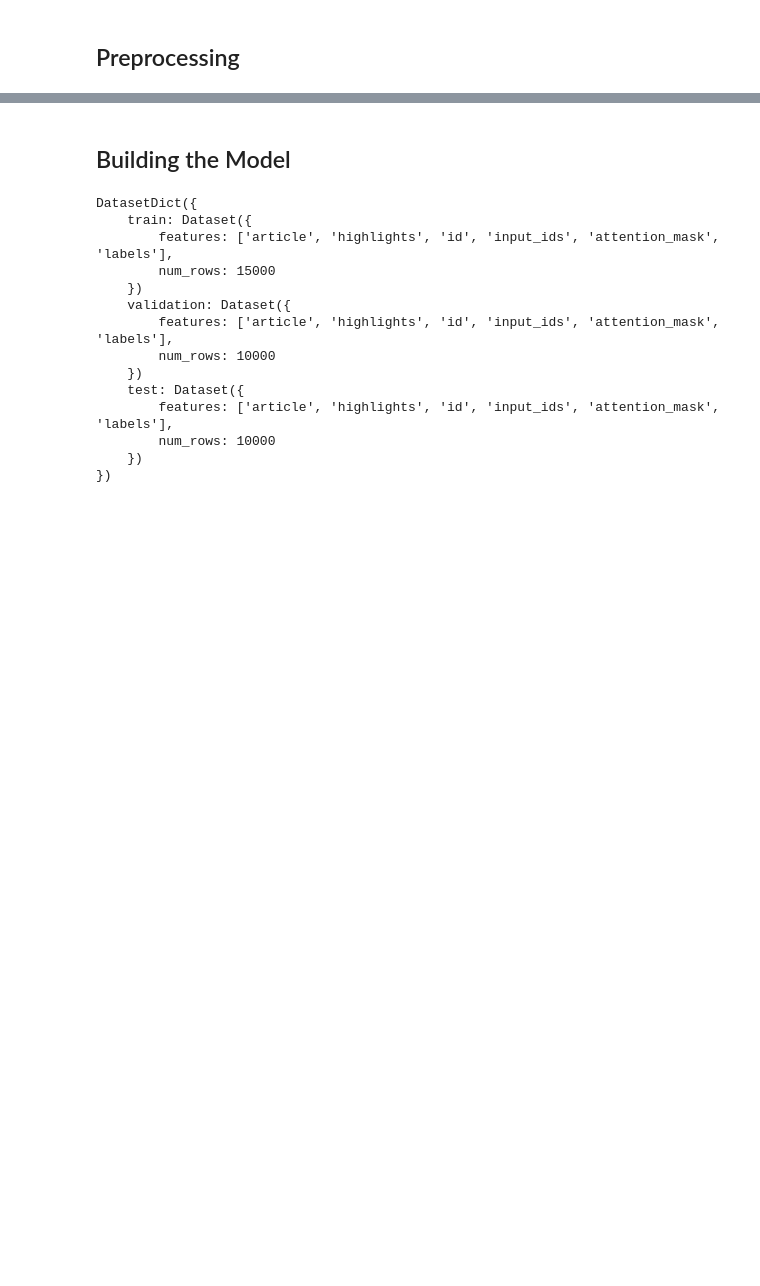
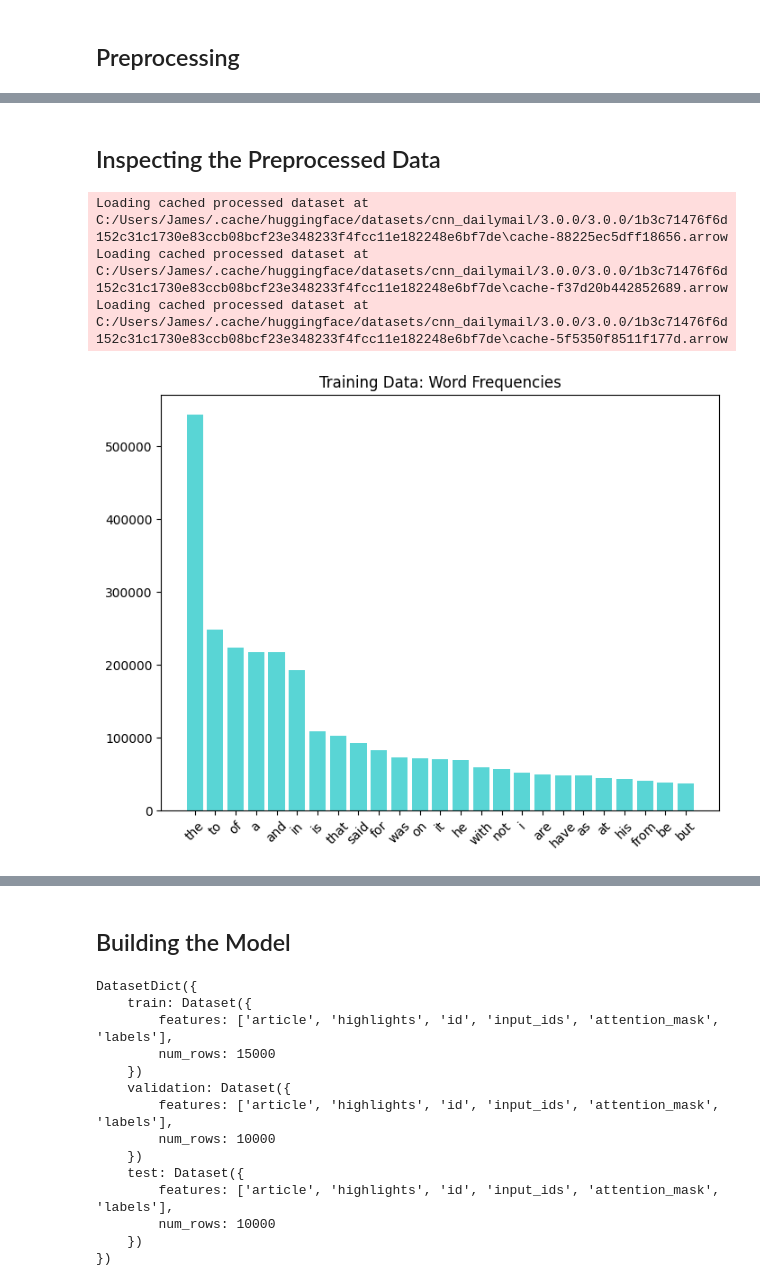
Before and after one commit to jma375/NLP-Text-Summarization, a Jupyter notebook: NLP-Text-Summarization.ipynb, the cells around one changed output, grey strips where cells are left out. Saved outputs shown, nothing was run; the diff lists cells and outputs as text; code cells hidden in the pictures; blank space fills up the shorter version.

Commit message:
rerunning model with new functions

```diff
--- a/NLP-Text-Summarization.ipynb
+++ b/NLP-Text-Summarization.ipynb
@@ -125,0 +67,9 @@ preprocess(subset_valid,"Validation Data")
+# %%
+#Take a random subset of the data
+""" dataset["train"] = dataset["train"].shuffle().select(range(15000))
+dataset["test"] = dataset["test"].shuffle().select(range(10000))
+dataset["validation"] = dataset["validation"].shuffle().select(range(10000)) """
+dataset["train"] = dataset["train"].select(range(15000))
+dataset["test"] = dataset["test"].select(range(10000))
+dataset["validation"] = dataset["validation"].select(range(10000))
+dataset
@@ -125,0 +91,3 @@ preprocess(subset_valid,"Validation Data")
+# %%
+#Function to preporcess the data all at once
+processed_data = preprocess(dataset)
@@ -125,0 +124,9 @@ preprocess(subset_valid,"Validation Data")
+# %% [markdown]
+## Inspecting the Preprocessed Data
+# %%
+wrd_freq_plot(processed_data,"train", "Training Data")
+# %% [output]
+Loading cached processed dataset at C:/Users/James/.cache/huggingface/datasets/cnn_dailymail/3.0.0/3.0.0/1b3c71476f6d152c31c1730e83ccb08bcf23e348233f4fcc11e182248e6bf7de\cache-88225ec5dff18656.arrow
+Loading cached processed dataset at C:/Users/James/.cache/huggingface/datasets/cnn_dailymail/3.0.0/3.0.0/1b3c71476f6d152c31c1730e83ccb08bcf23e348233f4fcc11e182248e6bf7de\cache-f37d20b442852689.arrow
+Loading cached processed dataset at C:/Users/James/.cache/huggingface/datasets/cnn_dailymail/3.0.0/3.0.0/1b3c71476f6d152c31c1730e83ccb08bcf23e348233f4fcc11e182248e6bf7de\cache-5f5350f8511f177d.arrow
+[figure, added]
```
Also changed, not shown: parts of 37 cells of this notebook.
